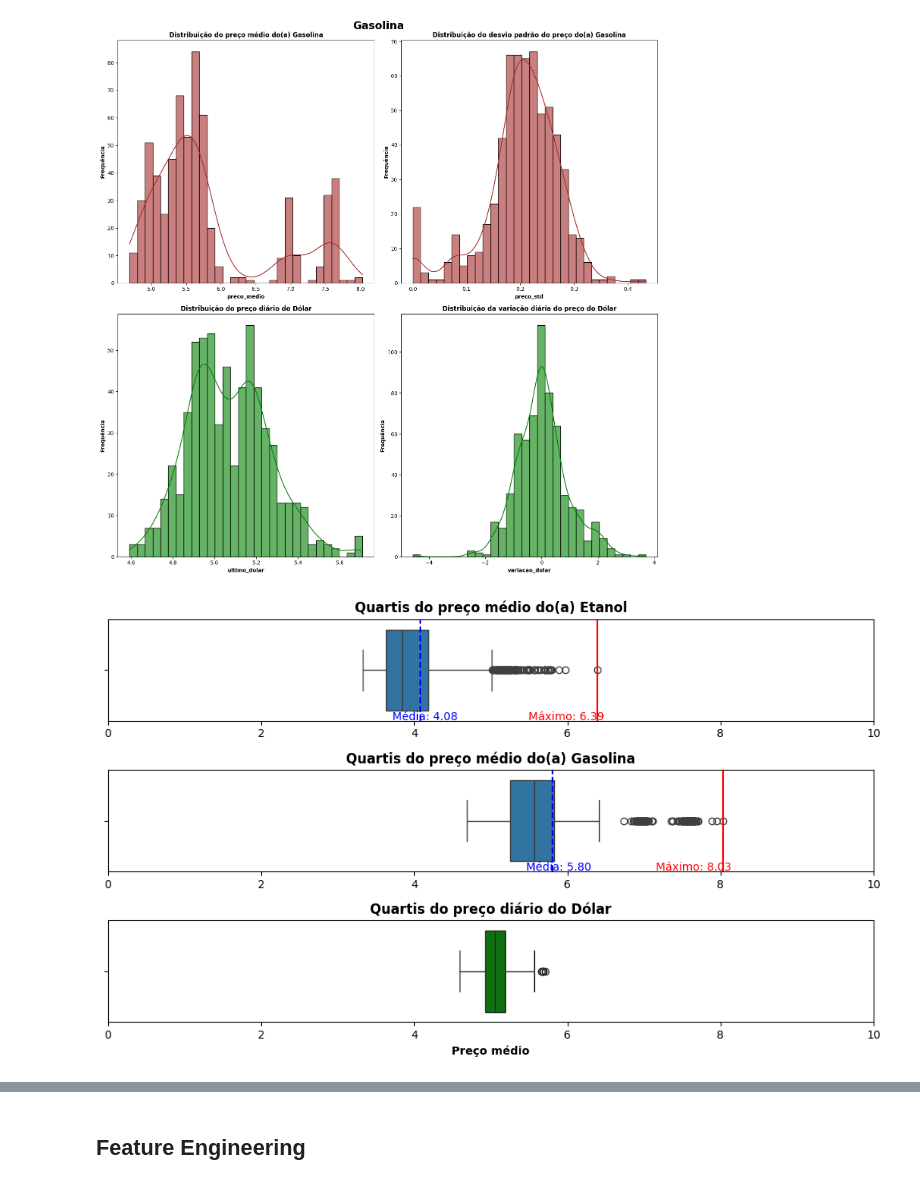
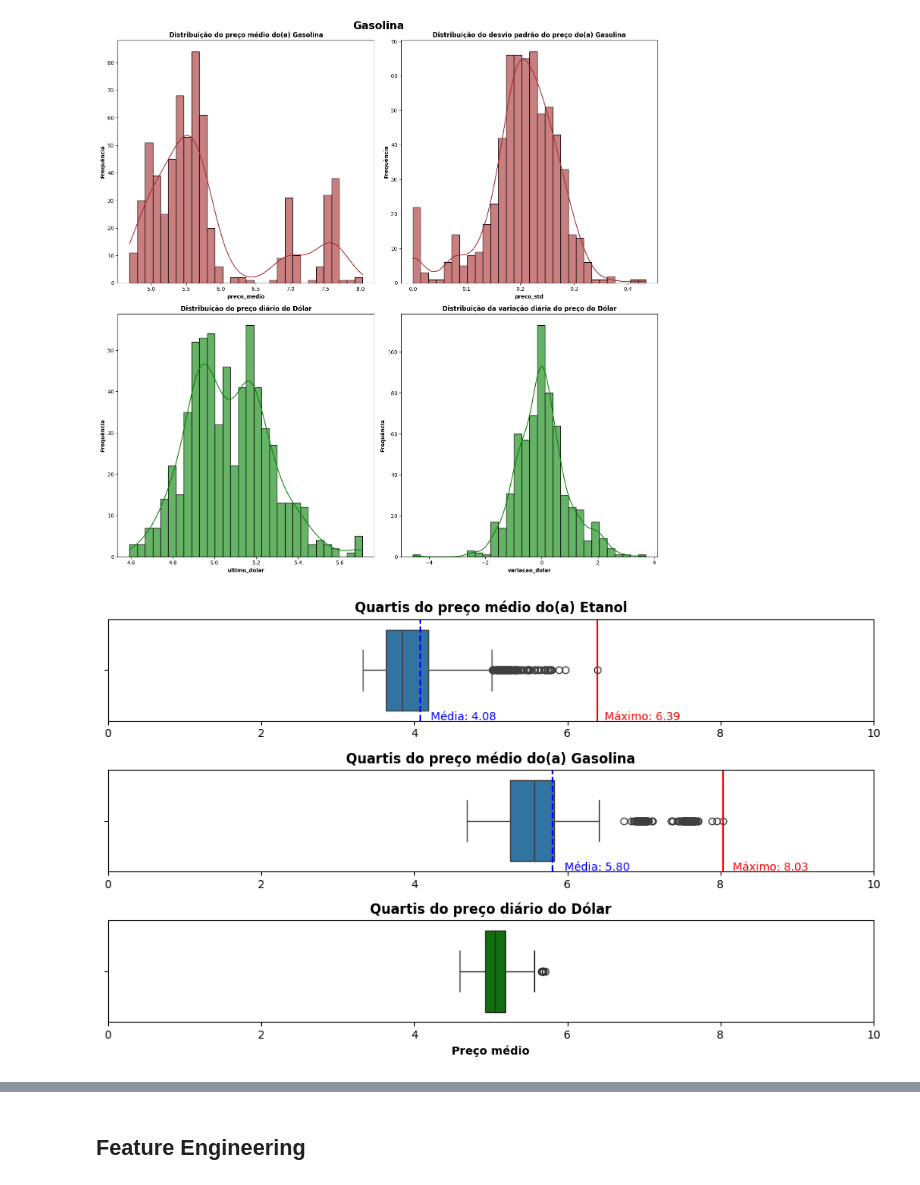
Before and after one commit to emanuel-brandao15/fuel-prices-forecast-brazil-mg, a Jupyter notebook: fuel_timeseries.ipynb, the cells around one changed output, grey strips where cells are left out. Drawn from its saved outputs; the diff is of its cells as text; code cells hidden in the pictures.

```diff
--- a/fuel_timeseries.ipynb
+++ b/fuel_timeseries.ipynb
@@ -19,11 +19,11 @@ from datetime import datetime, timedelta
 ## **Importação dos dados**
 # %%
 # Carregamento das bases de dados para o Pandas
-#path_combs = r'C:\Users\Colaborador\Desktop\TCC\Datasets'
-#path_dolar = r'C:\Users\Colaborador\Desktop\TCC\USD_BRLdata.csv'
+path_combs = r'C:\Users\Colaborador\Desktop\TCC\Datasets'
+path_dolar = r'C:\Users\Colaborador\Desktop\TCC\USD_BRLdata.csv'
 
-path_combs = r'C:\Users\Emanuel\Desktop\PUCMG\TCC\Datasets'
-path_dolar = r'C:\Users\Emanuel\Desktop\PUCMG\TCC\USD_BRLdata.csv'
+#path_combs = r'C:\Users\Emanuel\Desktop\PUCMG\TCC\Datasets'
+#path_dolar = r'C:\Users\Emanuel\Desktop\PUCMG\TCC\USD_BRLdata.csv'
 
 ### PREÇOS DE COMBUSTÍVEIS
 
@@ -414,28 +413,28 @@ plt.show()
 # %%
 fig, ax = plt.subplots(3,1, figsize=(10,6))
 i=0
 for df in dfs:
     nome = df.split('_')[1].capitalize()
     mn = dfs[df]['preco_medio'].mean()
     mx = dfs[df]['preco_medio'].max()
     sns.boxplot(x=dfs[df]['preco_medio'], ax=ax[i])
     ax[i].set_title(f'Quartis do preço médio do(a) {nome}', fontweight='bold')
     ax[i].set_xlabel('')
     ax[i].set_xlim((0,10))
     ax[i].axvline(mn, color='blue', linestyle='--', label='Média')
     ax[i].axvline(mx, color='red', linestyle='-', label='Máximo')
-    ax[i].annotate(f'Média: {mn:.2f}', xy=(mn, 0.5), xytext=(mn, 0.5),
+    ax[i].annotate(f'Média: {mn:.2f}', xy=(mn+0.5, 0.5), xytext=(mn, 0.5),
                textcoords='offset points', ha='center', color='blue')
-    ax[i].annotate(f'Máximo: {mx:.2f}', xy=(mx, 0.5), xytext=(mx, 0.5),
+    ax[i].annotate(f'Máximo: {mx:.2f}', xy=(mx+0.5, 0.5), xytext=(mx, 0.5),
                textcoords='offset points', ha='center', color='red')
     i += 1
 
 sns.boxplot(x=dfs['df_etanol']['ultimo_dolar'], color='green', ax=ax[i])
 ax[i].set_title('Quartis do preço diário do Dólar', fontweight='bold')
 ax[i].set_xlabel('Preço médio', fontweight='bold')
 ax[i].set_xlim((0,10))
 
 plt.tight_layout()
 plt.show()
 # %% [output]
-[figure, old version]
+[figure, new version]
```
Also changed, not shown: parts of 14 cells of this notebook.
